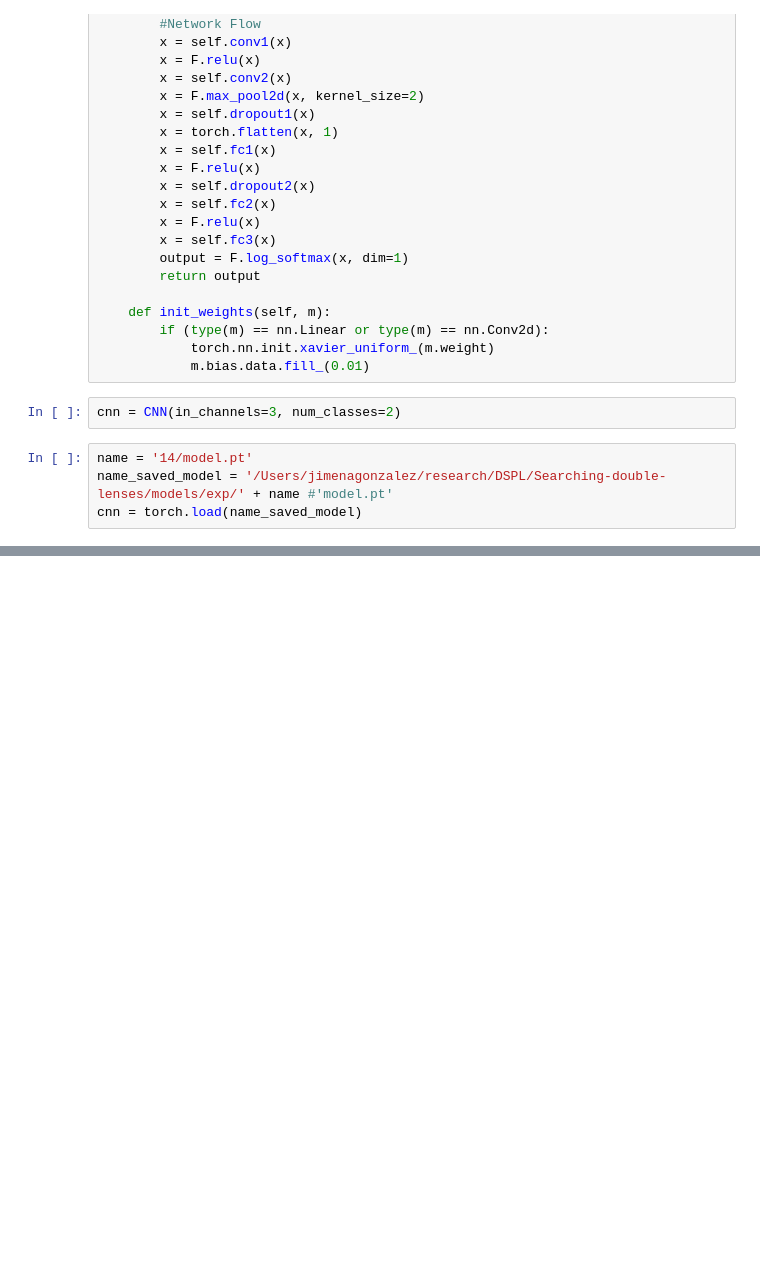
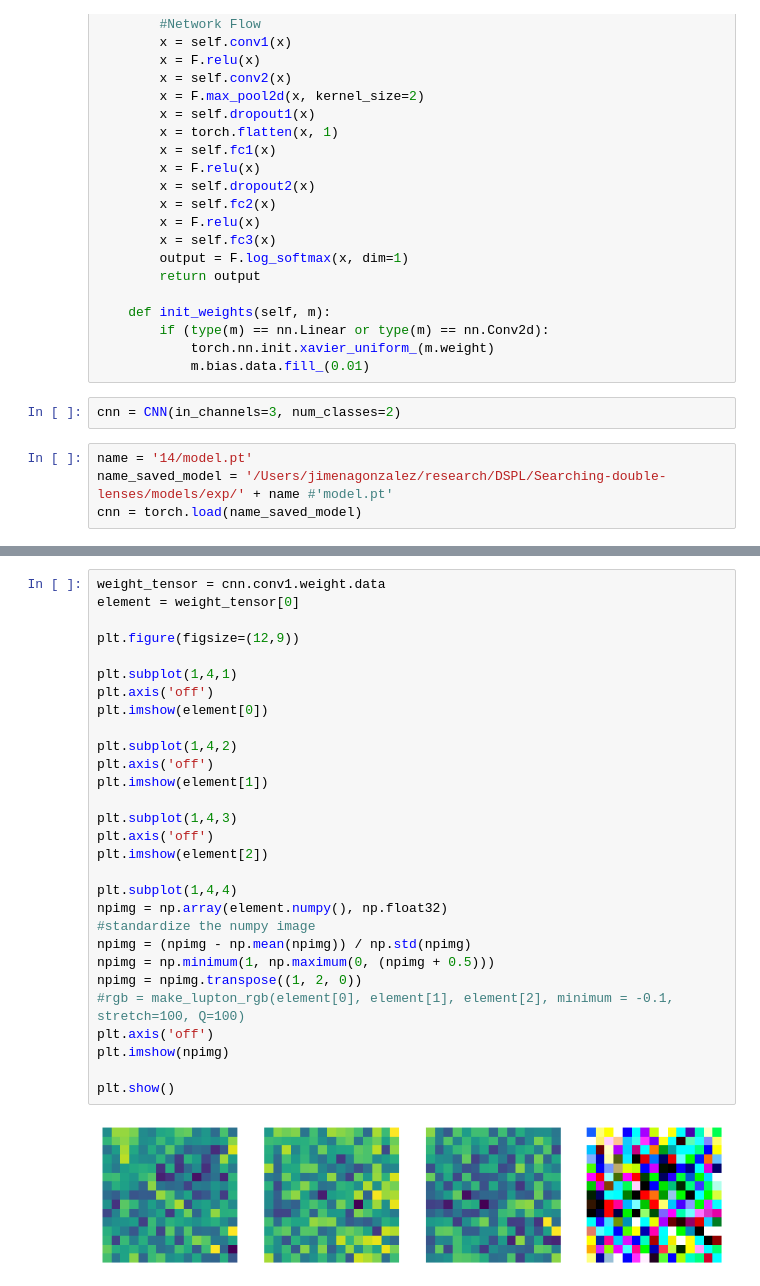
Before and after one commit to JimenaGonzalez/Searching-double-lenses, a Jupyter notebook: Visualization.ipynb, the cells around one changed output, grey strips where cells are left out. Drawn from its saved outputs; the diff is of its cells as text; blank space fills up the shorter version.

```diff
--- a/Visualization.ipynb
+++ b/Visualization.ipynb
@@ -95,0 +155,31 @@ plt.show()
+# %%
+weight_tensor = cnn.conv1.weight.data
+element = weight_tensor[0]
+
+plt.figure(figsize=(12,9))
+
+plt.subplot(1,4,1)
+plt.axis('off')
+plt.imshow(element[0])
+
+plt.subplot(1,4,2)
+plt.axis('off')
+plt.imshow(element[1])
+
+plt.subplot(1,4,3)
+plt.axis('off')
+plt.imshow(element[2])
+
+plt.subplot(1,4,4)
+npimg = np.array(element.numpy(), np.float32)
+#standardize the numpy image
+npimg = (npimg - np.mean(npimg)) / np.std(npimg)
+npimg = np.minimum(1, np.maximum(0, (npimg + 0.5)))
+npimg = npimg.transpose((1, 2, 0))
+#rgb = make_lupton_rgb(element[0], element[1], element[2], minimum = -0.1, stretch=100, Q=100)
+plt.axis('off')
+plt.imshow(npimg)
+
+plt.show()
+# %% [output]
+[figure, added]
```
Also changed, not shown: parts of 7 cells of this notebook.
